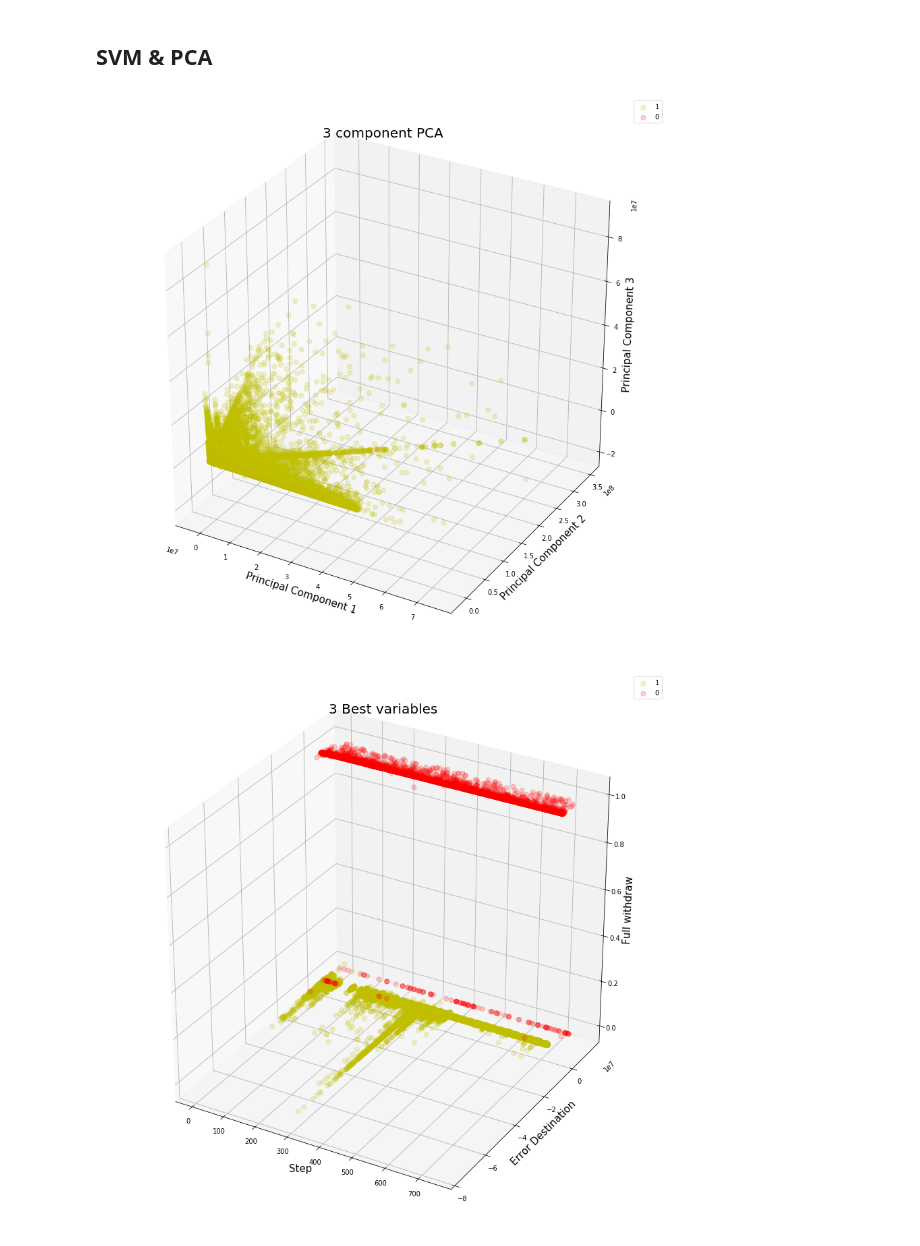
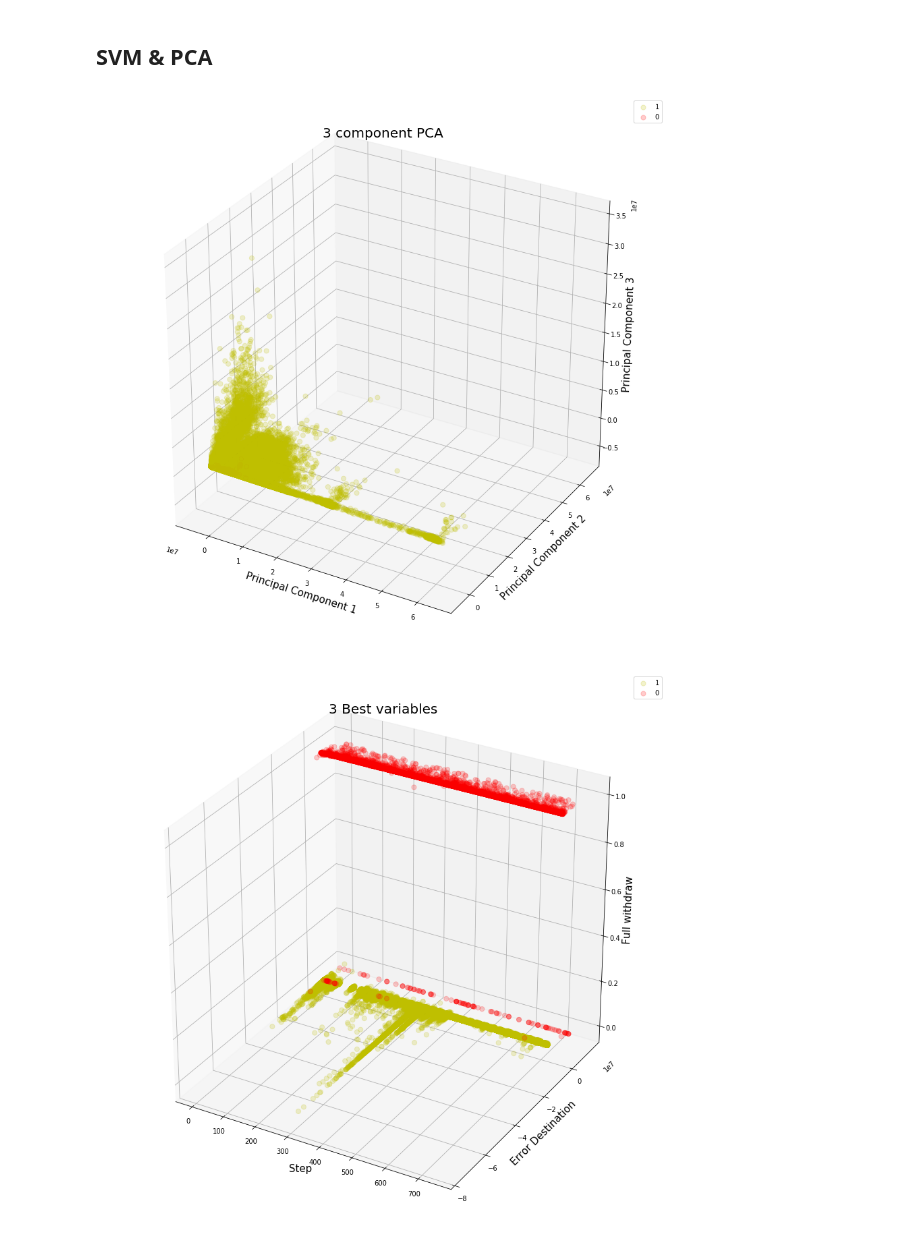
Before and after one commit to AdrianDiez/MobileFraud, a Jupyter notebook: Fraud_Detection.ipynb, the cells around one changed output. Saved outputs shown, nothing was run; the diff lists cells and outputs as text; code cells hidden in the pictures.

```diff
--- a/Fraud_Detection.ipynb
+++ b/Fraud_Detection.ipynb
@@ -262,8 +264,6 @@ df.head()
 # %%
-df = df.fillna(-1)
-
-trainX = df[df.isFraud != -1]
-testX = df[df.isFraud == -1]
+trainX = df[df.train == 1]
+testX = df[df.train == 0]
 
 trainY = df[df.index.isin(trainX.index.to_list())][target]
 testY = df[df.index.isin(testX.index.to_list())][target]
@@ -299,5 +292,3 @@ ml_x_cols = [c for c in ml_df.columns if c != target]
-# %%
-trainX, testX, trainY, testY = train_test_split(ml_df[ml_x_cols], ml_df[target], test_size = 0.25, random_state = SEED)
 # %% [markdown]
 ## Data Challenge
 # %%
@@ -358,11 +350,13 @@ to_graphviz(clf)
 # %%
 pca = PCA(n_components=3)
 pc = pca.fit_transform(trainX)
-principalDf = pd.DataFrame(data = pc, columns = ['PC1', 'PC2', 'PC3'])
+trainX_pca = pd.DataFrame(data = pc, columns = ['PC1', 'PC2', 'PC3'])
+pc = pca.transform(testX)
+testX_pca = pd.DataFrame(data = pc, columns = ['PC1', 'PC2', 'PC3'])
 # %%
-plot_3d_scatter(principalDf, trainY, 'PC1','PC2','PC3','Principal Component 1','Principal Component 2','Principal Component 3','3 component PCA', [1,0], ['y', 'r'])
+plot_3d_scatter(trainX_pca, trainY, 'PC1','PC2','PC3','Principal Component 1','Principal Component 2','Principal Component 3','3 component PCA', [1,0], ['y', 'r'])
 # %% [output]
-[figure, old version]
+[figure, new version]
 # %%
 plot_3d_scatter(trainX, trainY, 'step','errorDest','fullWithdraw','Step','Error Destination','Full withdraw','3 Best variables', [1,0], ['y', 'r'])
 # %% [output]
```
Also changed, not shown: parts of 26 cells of this notebook.
